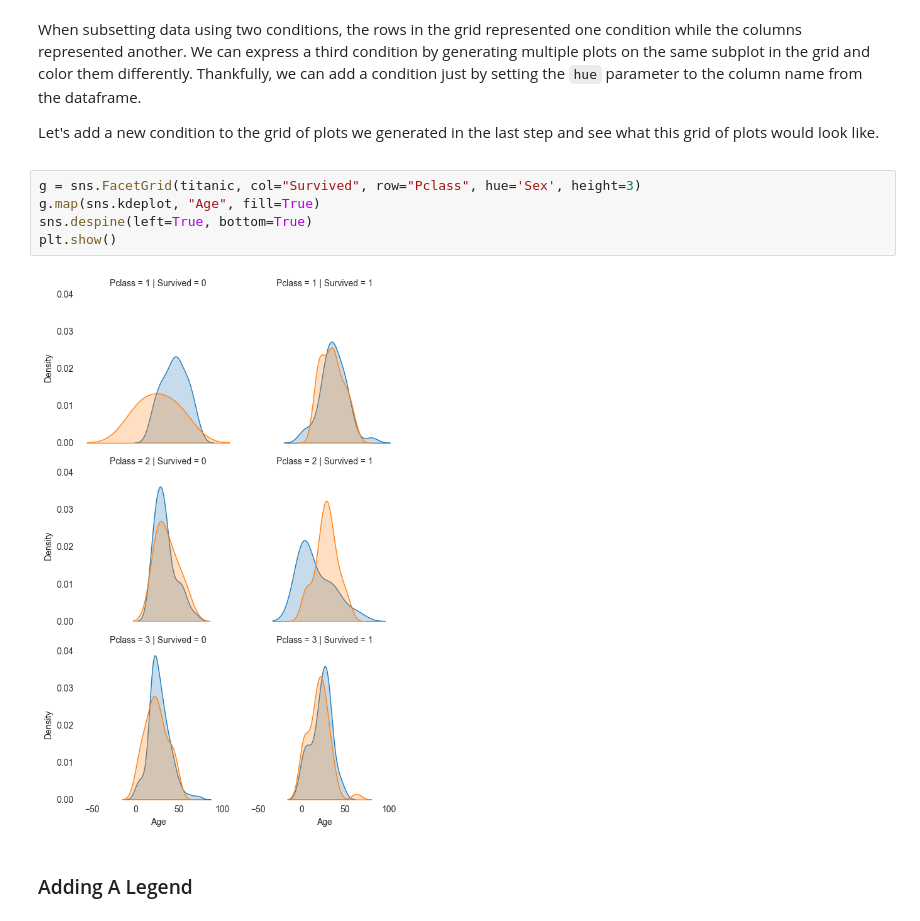
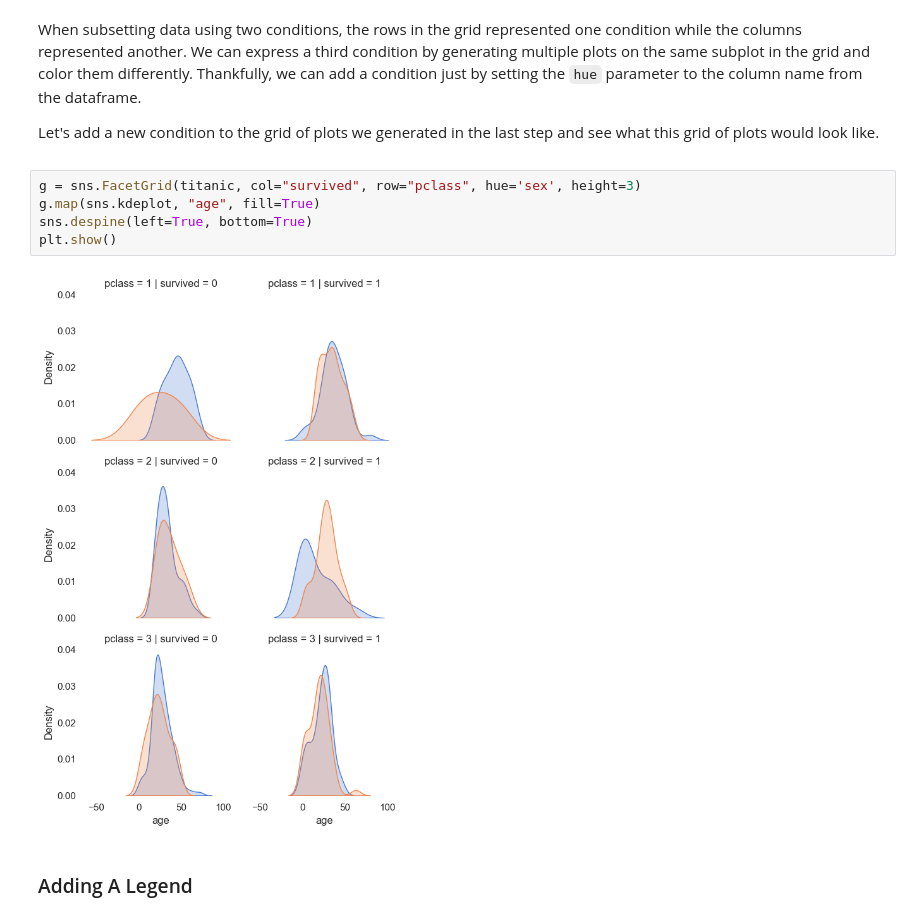
Before and after one commit to l0kol/matplotlib_course, a Jupyter notebook: Prikazovanje_podatkov.ipynb, the cells around one changed output. Drawn from its saved outputs; the diff is of its cells as text.

```diff
--- a/08_Prikazovanje_podatkov_osnovno_CLEAN.ipynb
+++ b/Prikazovanje_podatkov.ipynb
@@ -1075,12 +1046,12 @@ plt.show()
 <div><p>When subsetting data using two conditions, the rows in the grid represented one condition while the columns represented another.  We can express a third condition by generating multiple plots on the same subplot in the grid and color them differently.  Thankfully, we can add a condition just by setting the <code>hue</code> parameter to the column name from the dataframe.</p>
 <p>Let's add a new condition to the grid of plots we generated in the last step and see what this grid of plots would look like.</p></div>
 # %%
-g = sns.FacetGrid(titanic, col="Survived", row="Pclass", hue='Sex', height=3)
-g.map(sns.kdeplot, "Age", fill=True)
+g = sns.FacetGrid(titanic, col="survived", row="pclass", hue='sex', height=3)
+g.map(sns.kdeplot, "age", fill=True)
 sns.despine(left=True, bottom=True)
 plt.show()
 # %% [output]
-[figure, old version]
+[figure, new version]
 # %% [markdown]
 ###  Adding A Legend
 # %%
```
Also changed, not shown: parts of 39 cells of this notebook, 15 other files.
